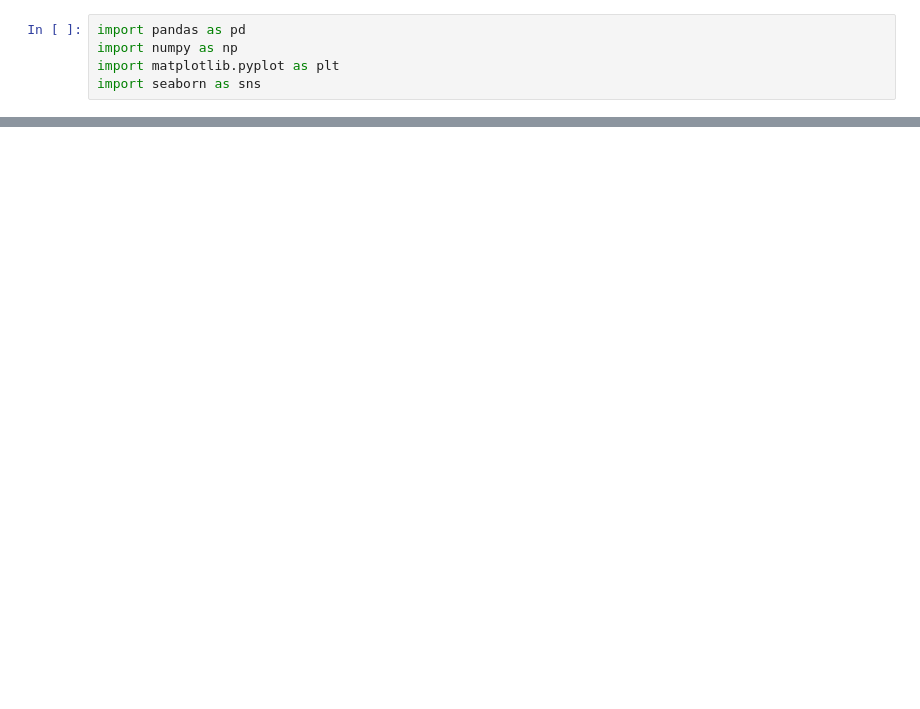
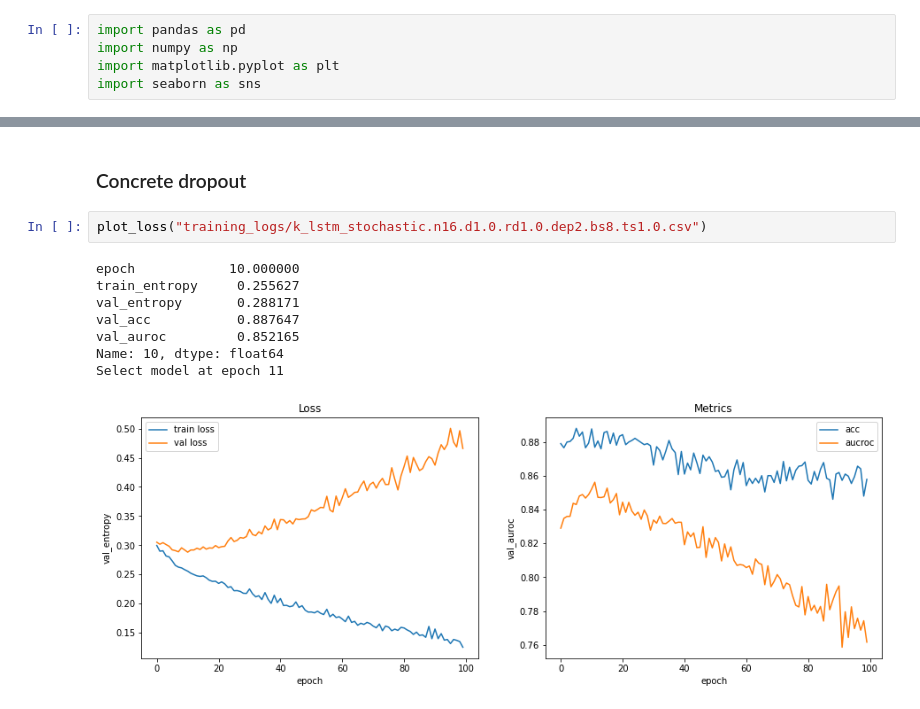
Before and after one commit to nlhkh/mimic3-benchmarks, a Jupyter notebook: Anaylise results.ipynb, the cells around one changed output, grey strips where cells are left out. Saved outputs shown, nothing was run; the diff lists cells and outputs as text; blank space fills up the shorter version.

```diff
--- a/Anaylise results.ipynb
+++ b/Anaylise results.ipynb
@@ -105,0 +113,13 @@ plot_loss("k_lstm_stochastic.n16.d1.0.rd1.0.dep2.bs8.ts1.0.csv")
+# %% [markdown]
+### Concrete dropout
+# %%
+plot_loss("training_logs/k_lstm_stochastic.n16.d1.0.rd1.0.dep2.bs8.ts1.0.csv")
+# %% [output]
+epoch            10.000000
+train_entropy     0.255627
+val_entropy       0.288171
+val_acc           0.887647
+val_auroc         0.852165
+Name: 10, dtype: float64
+Select model at epoch 11
+[figure, added]
```
Also changed, not shown: parts of 60 cells of this notebook, 4 other files.
